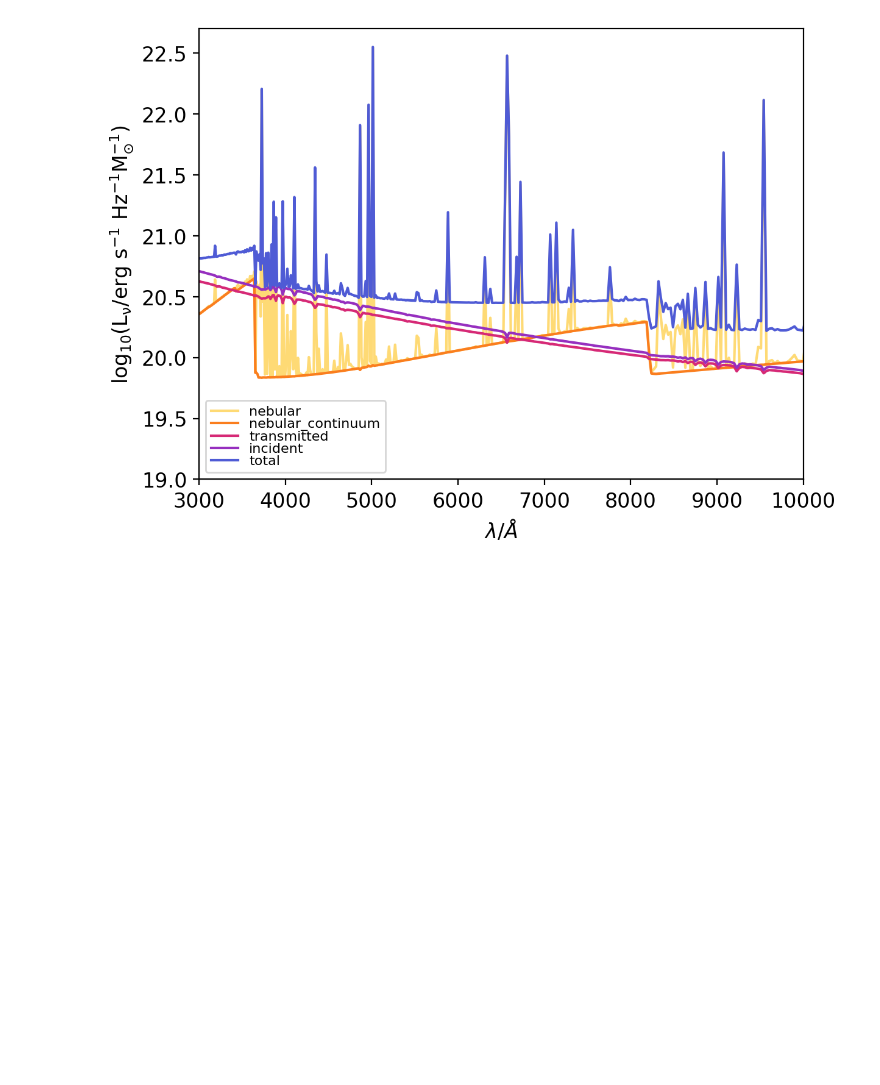
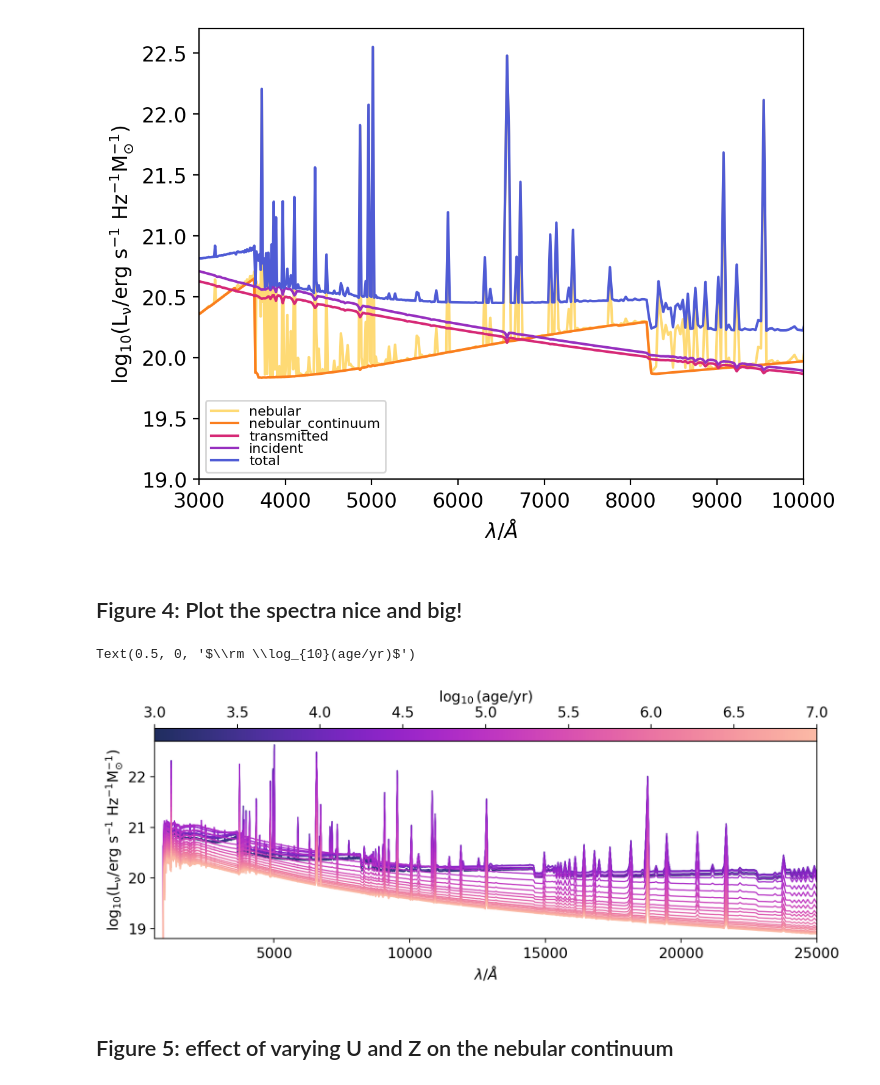
Before and after one commit to sophie-newman/cloudy-maraston, a Jupyter notebook: notebooks/notebook1_explore_maraston_grids.ipynb, the cells around one changed output. Drawn from its saved outputs; the diff is of its cells as text; code cells hidden in the pictures; blank space fills up the shorter version.

```diff
--- a/notebooks/notebook1_explore_maraston_grids.ipynb
+++ b/notebooks/notebook1_explore_maraston_grids.ipynb
@@ -189,3 +190,50 @@ plt.xlim(left=3000, right=10000)
 # %% [output]
 (3000.0, 10000.0)
 [figure]
+# %% [markdown]
+## Figure 4: Plot the spectra nice and big!
+# %%
+fig, ax = plt.subplots(figsize=(10,3))
+norm = mpl.colors.Normalize(vmin=min(log10ages), vmax=max(log10ages))
+sm = mpl.cm.ScalarMappable(cmap=cmap, norm=norm)
+sm.set_array([])
+
+Z = 0.02
+log10ages = grid.log10age
+
+#for each age:
+m = 0
+for log10age in log10ages:
+    m = m + 1
+    grid_point = grid.get_grid_point((log10age,Z))
+    #Loop over the available spectra and plot Maraston:
+    for spectra_id in ["total"]:
+        # get Sed object
+        sed = grid.get_spectra(grid_point, spectra_id=spectra_id)
+        ax.plot(sed.lam, np.log10(sed.lnu),
+                 lw=1,
+                 label=f'log10age = {round(log10age,1)}',
+                 color = cmap(m/len(log10ages)))
+
+
+#plt.legend(labelspacing=0.0)
+plt.xlim(left=600, right=25000)
+plt.ylim(bottom=18.8, top=22.7)
+plt.xlabel(r'$\lambda/\AA$')
+plt.ylabel(r'$\rm log_{10}(L_{\nu}/erg\ s^{-1}\ Hz^{-1} M_{\odot}^{-1})$')
+
+# Create colorbar axis
+left = 0.125
+bottom = 0.8
+width = 0.775
+height = 0.08
+cax = fig.add_axes([left, bottom + height, width, 0.05])  # [left, bottom, width, height]
+cbar = plt.colorbar(sm, cax=cax, orientation='horizontal')
+cax.xaxis.tick_top()
+cax.xaxis.set_label_position("top")
+cax.set_xlabel(r"$\rm \log_{10}(age/yr)$")
+# %% [output]
+Text(0.5, 0, '$\\rm \\log_{10}(age/yr)$')
+[figure, added]
+# %% [markdown]
+## Figure 5: effect of varying U and Z on the nebular continuum
```
Also changed, not shown: parts of 14 cells of this notebook.
